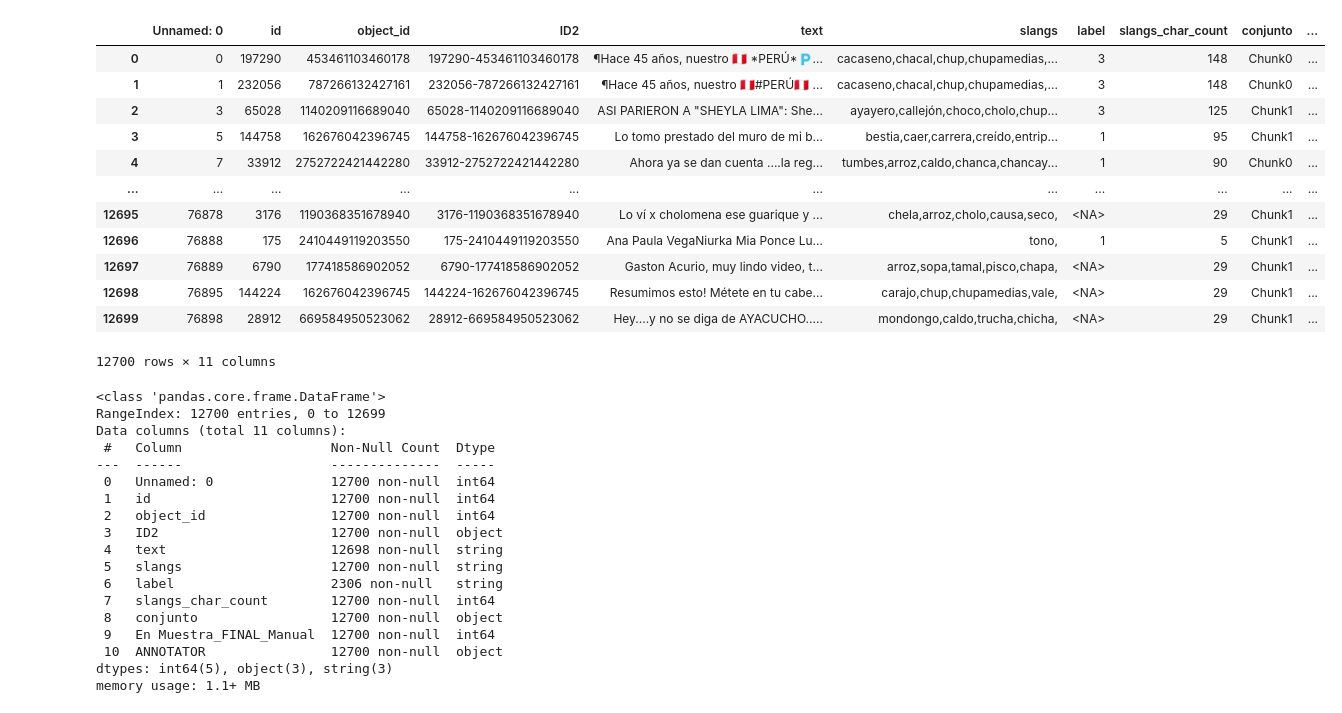
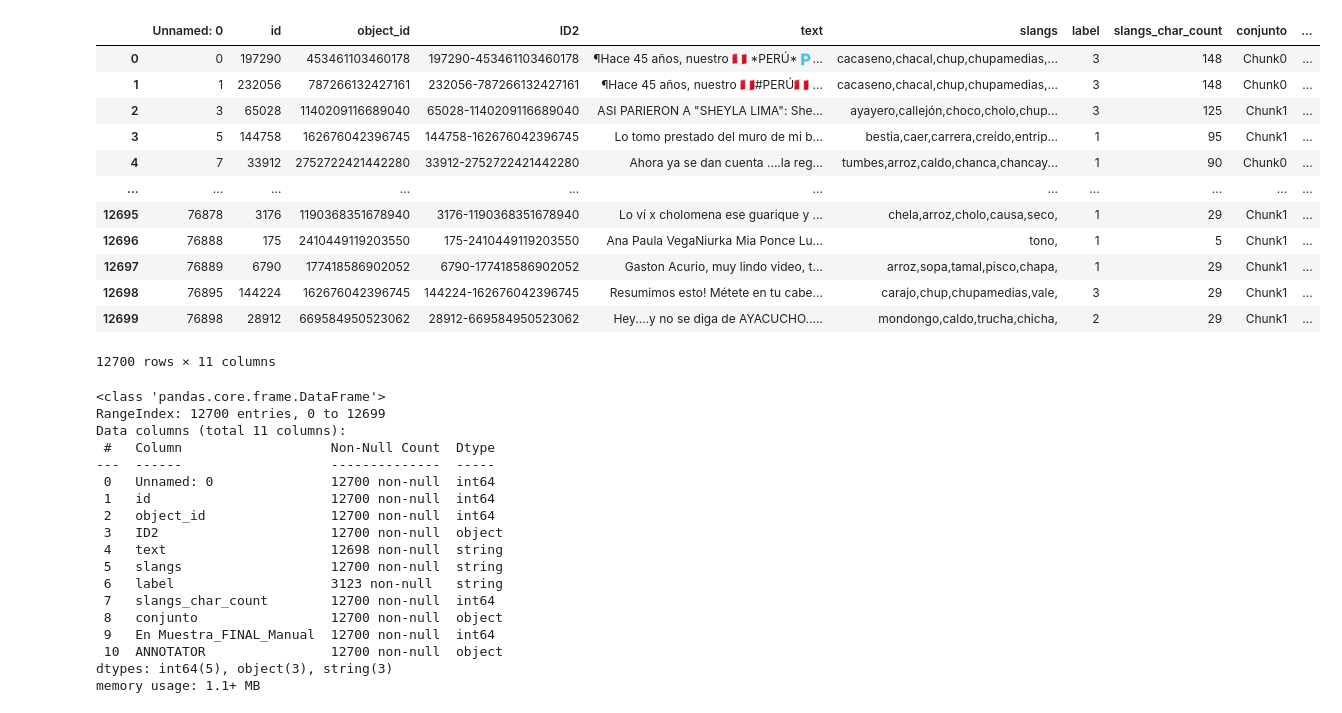
Before and after one commit to jairleo95/peruvian-slang-sentiment, a Jupyter notebook: pilot-test/01-build-datasets.ipynb, the cells around one changed output. Cells and saved outputs as stored; diff of their text form; code cells hidden in the pictures.

```diff
--- a/pilot-test/01-build-datasets.ipynb
+++ b/pilot-test/01-build-datasets.ipynb
@@ -10,33 +10,38 @@ pd.set_option("max_colwidth", 300)
 # %%
 #df = pd.read_csv(r'../text-extraction/[labeled]dataset-01.csv', encoding='latin-1')
 # df = pd.read_csv(r'../text-extraction/[labeling]dataset-02_500.csv', dtype={
 #     'slang': 'string',
 #     'text': 'string',
 #     'label': 'string'}, encoding='utf-8')
 # df = pd.read_excel(r'../Sample_Final12012024_sergiovr01.xlsx', dtype={
 #     'slangs': 'string',
 #     'text': 'string',
 #     'label': 'string'
 # })
-df = pd.read_excel(r'../Sample_Final12012024_v2.xlsx', dtype={
+# df = pd.read_excel(r'../Sample_Final12012024_v2.xlsx', dtype={
+#     'slangs': 'string',
+#     'text': 'string',
+#     'label': 'string'
+# })
+df = pd.read_excel(r'../Sample_Final_03212024.xlsx', dtype={
     'slangs': 'string',
     'text': 'string',
     'label': 'string'
 })
 df
 # %% [output]
 |  | Unnamed: 0 | id | object_id | ID2 | text | slangs | label | slangs_char_count | conjunto | ... |
 | 0 | 0 | 197290 | 453461103460178 | 197290-453461103460178 | ¶Hace 45 años, nuestro 🇵🇪 *PERÚ*🇵... | cacaseno,chacal,chup,chupamedias,... | 3 | 148 | Chunk0 | ... |
 | 1 | 1 | 232056 | 787266132427161 | 232056-787266132427161 | ¶Hace 45 años, nuestro 🇵🇪#PERÚ🇵🇪 ... | cacaseno,chacal,chup,chupamedias,... | 3 | 148 | Chunk0 | ... |
 | 2 | 3 | 65028 | 1140209116689040 | 65028-1140209116689040 | ASI PARIERON A "SHEYLA LIMA": She... | ayayero,callejón,choco,cholo,chup... | 3 | 125 | Chunk1 | ... |
 | 3 | 5 | 144758 | 162676042396745 | 144758-162676042396745 | Lo tomo prestado del muro de mi b... | bestia,caer,carrera,creído,entrip... | 1 | 95 | Chunk1 | ... |
 | 4 | 7 | 33912 | 2752722421442280 | 33912-2752722421442280 | Ahora ya se dan cuenta ....la reg... | tumbes,arroz,caldo,chanca,chancay... | 1 | 90 | Chunk0 | ... |
 | ... | ... | ... | ... | ... | ... | ... | ... | ... | ... | ... |
-| 12695 | 76878 | 3176 | 1190368351678940 | 3176-1190368351678940 | Lo ví x cholomena ese guarique y ... | chela,arroz,cholo,causa,seco, | <NA> | 29 | Chunk1 | ... |
+| 12695 | 76878 | 3176 | 1190368351678940 | 3176-1190368351678940 | Lo ví x cholomena ese guarique y ... | chela,arroz,cholo,causa,seco, | 1 | 29 | Chunk1 | ... |
 | 12696 | 76888 | 175 | 2410449119203550 | 175-2410449119203550 | Ana Paula VegaNiurka Mia Ponce Lu... | tono, | 1 | 5 | Chunk1 | ... |
-| 12697 | 76889 | 6790 | 177418586902052 | 6790-177418586902052 | Gaston Acurio, muy lindo video, t... | arroz,sopa,tamal,pisco,chapa, | <NA> | 29 | Chunk1 | ... |
-| 12698 | 76895 | 144224 | 162676042396745 | 144224-162676042396745 | Resumimos esto! Métete en tu cabe... | carajo,chup,chupamedias,vale, | <NA> | 29 | Chunk1 | ... |
-| 12699 | 76898 | 28912 | 669584950523062 | 28912-669584950523062 | Hey....y no se diga de AYACUCHO..... | mondongo,caldo,trucha,chicha, | <NA> | 29 | Chunk1 | ... |
+| 12697 | 76889 | 6790 | 177418586902052 | 6790-177418586902052 | Gaston Acurio, muy lindo video, t... | arroz,sopa,tamal,pisco,chapa, | 1 | 29 | Chunk1 | ... |
+| 12698 | 76895 | 144224 | 162676042396745 | 144224-162676042396745 | Resumimos esto! Métete en tu cabe... | carajo,chup,chupamedias,vale, | 3 | 29 | Chunk1 | ... |
+| 12699 | 76898 | 28912 | 669584950523062 | 28912-669584950523062 | Hey....y no se diga de AYACUCHO..... | mondongo,caldo,trucha,chicha, | 2 | 29 | Chunk1 | ... |
 12700 rows × 11 columns
 # %%
 df.info()
@@ -52,7 +57,7 @@ Data columns (total 11 columns):
  3   ID2                      12700 non-null  object
  4   text                     12698 non-null  string
  5   slangs                   12700 non-null  string
- 6   label                    2306 non-null   string
+ 6   label                    3123 non-null   string
  7   slangs_char_count        12700 non-null  int64
  8   conjunto                 12700 non-null  object
  9   En Muestra_FINAL_Manual  12700 non-null  int64
```
Also changed, not shown: parts of 8 cells of this notebook, 5 other files.
